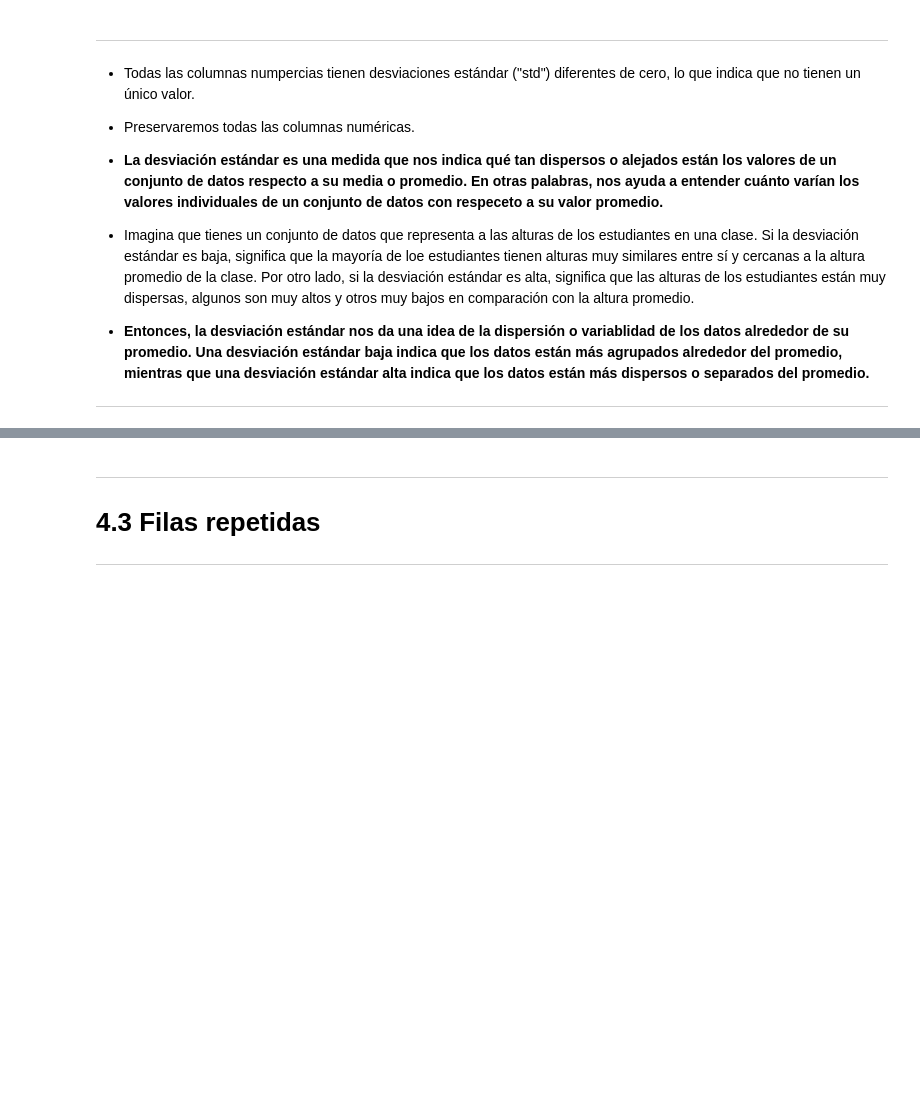
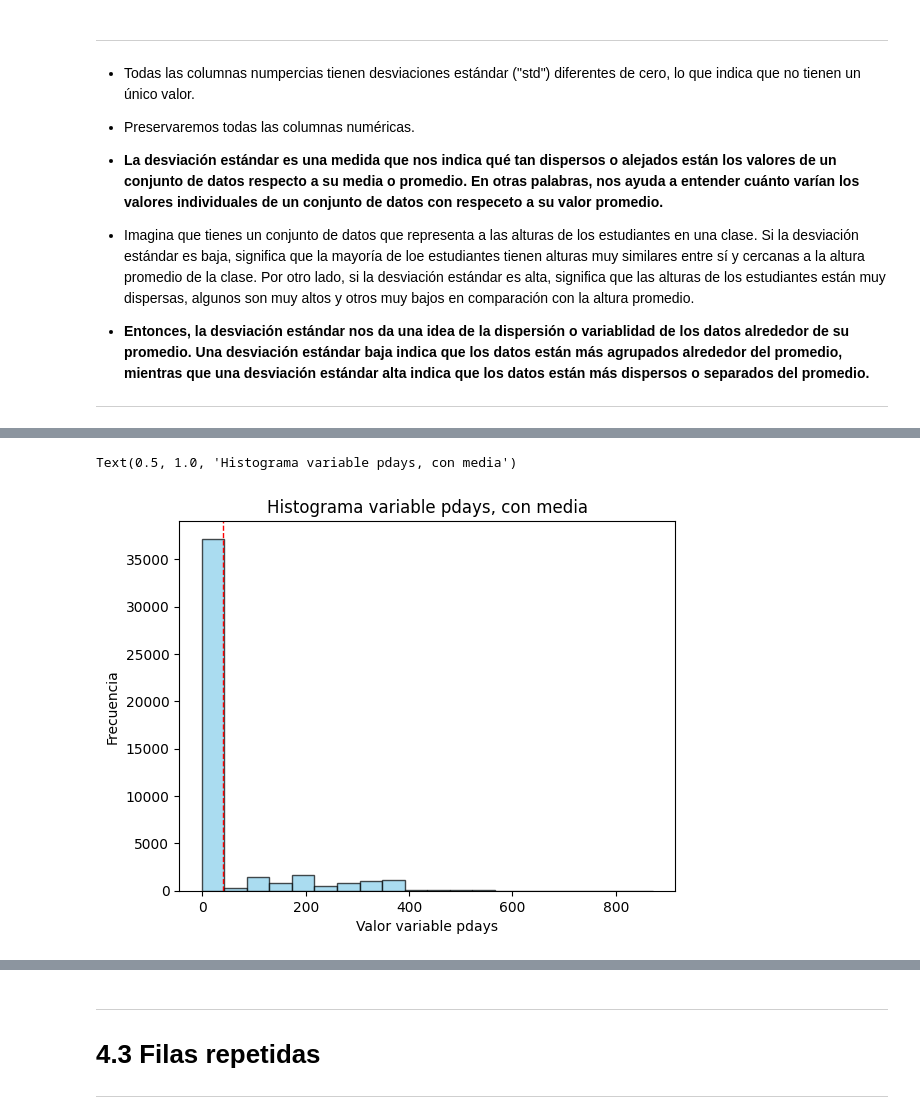
Before and after one commit to P-MATM/TalentoTech, a Jupyter notebook: 2_Limpieza_de_datos.ipynb, the cells around one changed output, grey strips where cells are left out. Cells and saved outputs as stored; diff of their text form; code cells hidden in the pictures; blank space fills up the shorter version.

```diff
--- a/2_Limpieza_de_datos.ipynb
+++ b/2_Limpieza_de_datos.ipynb
@@ -202,14 +233,17 @@ print("Promedio de días de contacto, media =",media)
 # %%
 # Graficar un histograma del atributo "pdays"
 plt.hist(data['pdays'], bins=20, color='skyblue', edgecolor='black', alpha=0.7)
 
 # Agregar una línea vertical para mostrar la media
-plt.axvline(media, color='red', linestyle='deshed',linewidth=1)
+plt.axvline(media, color='red', linestyle='dashed',linewidth=1)
 
 # Etiquetas y título
 plt.xlabel('Valor variable pdays')
 plt.ylabel('Frecuencia')
 plt.title('Histograma variable pdays, con media')
+# %% [output]
+Text(0.5, 1.0, 'Histograma variable pdays, con media')
+[figure, added]
 # %%
  # Cálcula desviación estándar del atributo(variable)"pdays"
 
```
Also changed, not shown: parts of 20 cells of this notebook.
